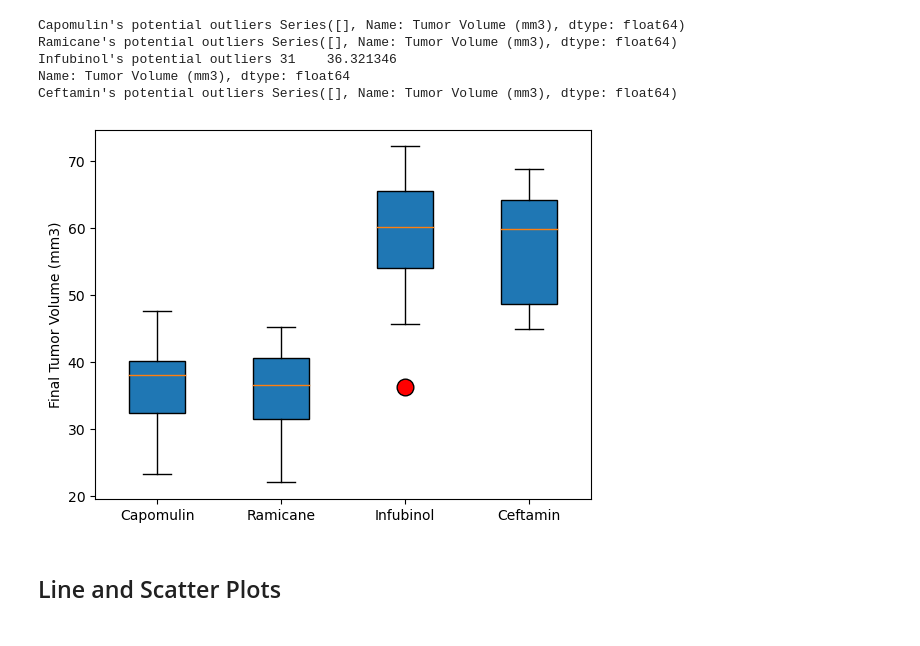
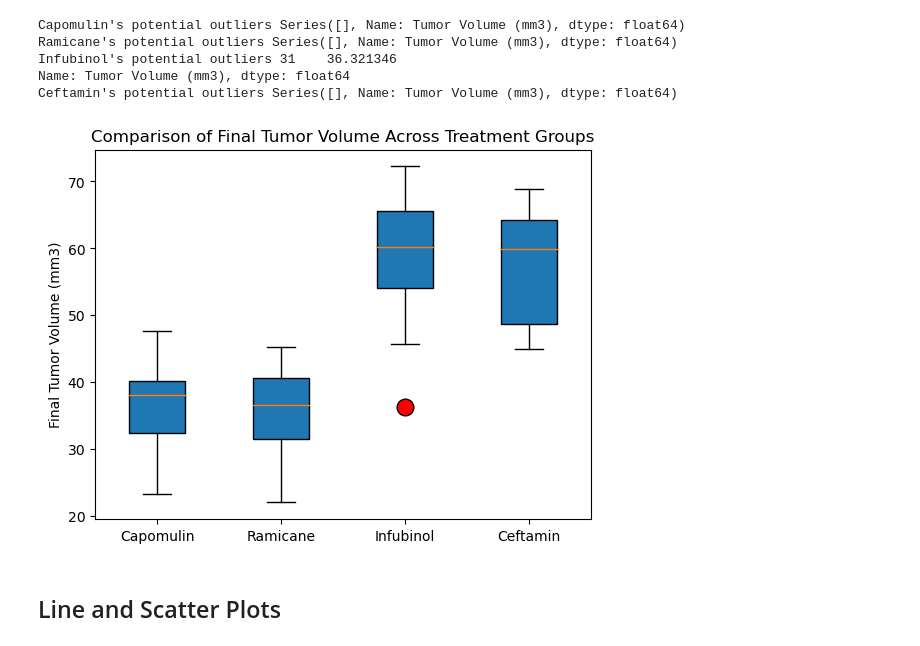
Before and after one commit to amcl11/matplotlib-visualisation, a Jupyter notebook: Pymaceuticals/pymaceuticals_code.ipynb, the cells around one changed output. Drawn from its saved outputs; the diff is of its cells as text; code cells hidden in the pictures.

```diff
--- a/Pymaceuticals/pymaceuticals_code.ipynb
+++ b/Pymaceuticals/pymaceuticals_code.ipynb
@@ -261,29 +263,30 @@ Ceftamin's potential outliers Series([], Name: Tumor Volume (mm3), dtype: float6
 # %%
 # Create a list of tumor volume data for each treatment group
 tumor_vol_data = [filtered_df.loc[filtered_df['Drug Regimen'] == 'Capomulin', 'Tumor Volume (mm3)'],
                   filtered_df.loc[filtered_df['Drug Regimen'] == 'Ramicane', 'Tumor Volume (mm3)'],
                   filtered_df.loc[filtered_df['Drug Regimen'] == 'Infubinol', 'Tumor Volume (mm3)'],
                   filtered_df.loc[filtered_df['Drug Regimen'] == 'Ceftamin', 'Tumor Volume (mm3)']]
 
 # Create a figure and axes
 fig, ax = plt.subplots()
 
 # Generate the box plot with customized outliers
 boxplot = ax.boxplot(tumor_vol_data, labels=['Capomulin', 'Ramicane', 'Infubinol', 'Ceftamin'], patch_artist=True)
 
 # Set the y-axis label
 ax.set_ylabel('Final Tumor Volume (mm3)')
 
 # Set the size and color of the outliers
 outlier_marker = dict(markerfacecolor='red', marker='o', markersize=12)
 
 for flier in boxplot['fliers']:
     flier.set(**outlier_marker)
 
-# Show the plot
+plt.title("Comparison of Final Tumor Volume Across Treatment Groups")
+
 plt.show()
 # %% [output]
-[figure, old version]
+[figure, new version]
 # %% [markdown]
 ## Line and Scatter Plots
 # %%
```
Also changed, not shown: parts of 4 cells of this notebook, 1 other file.
